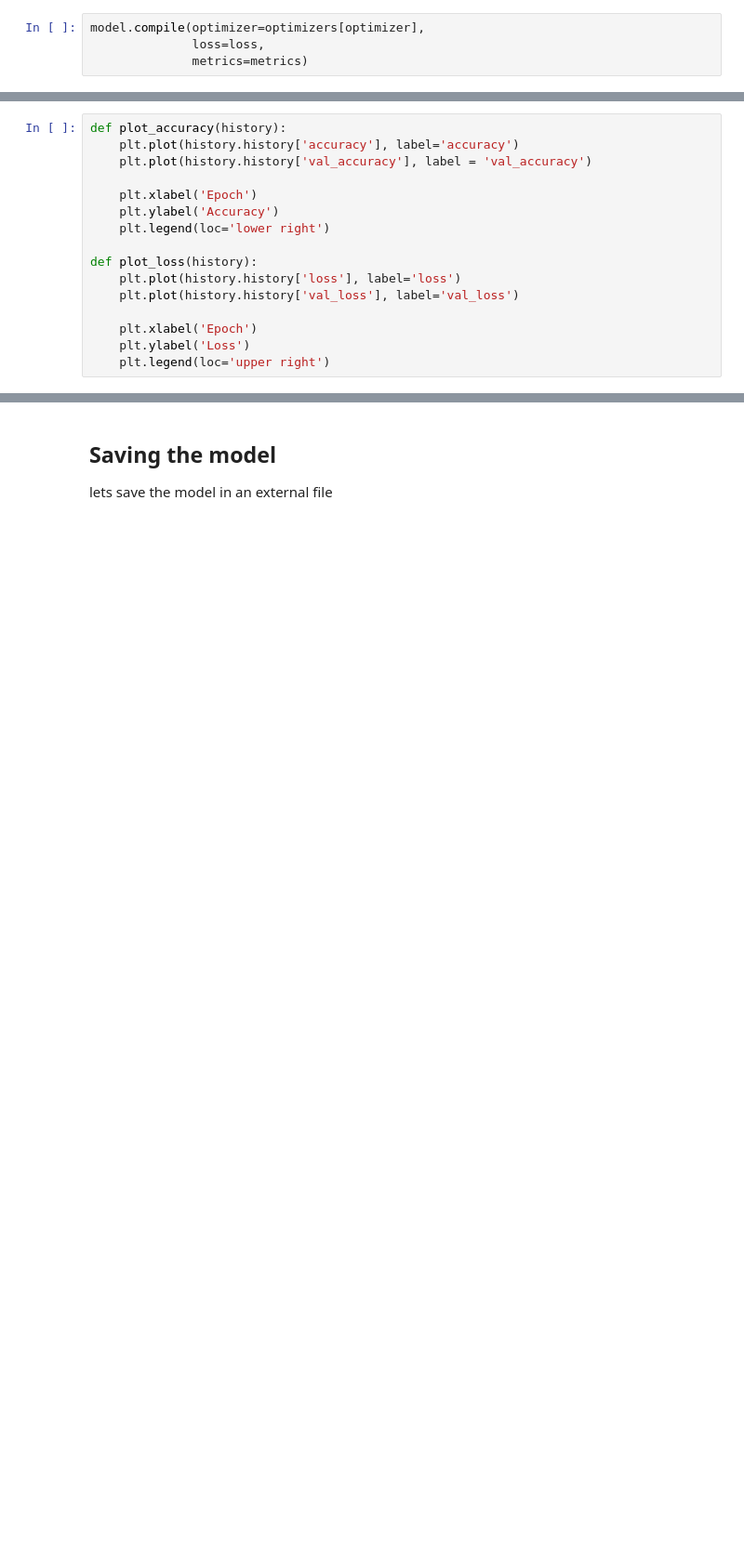
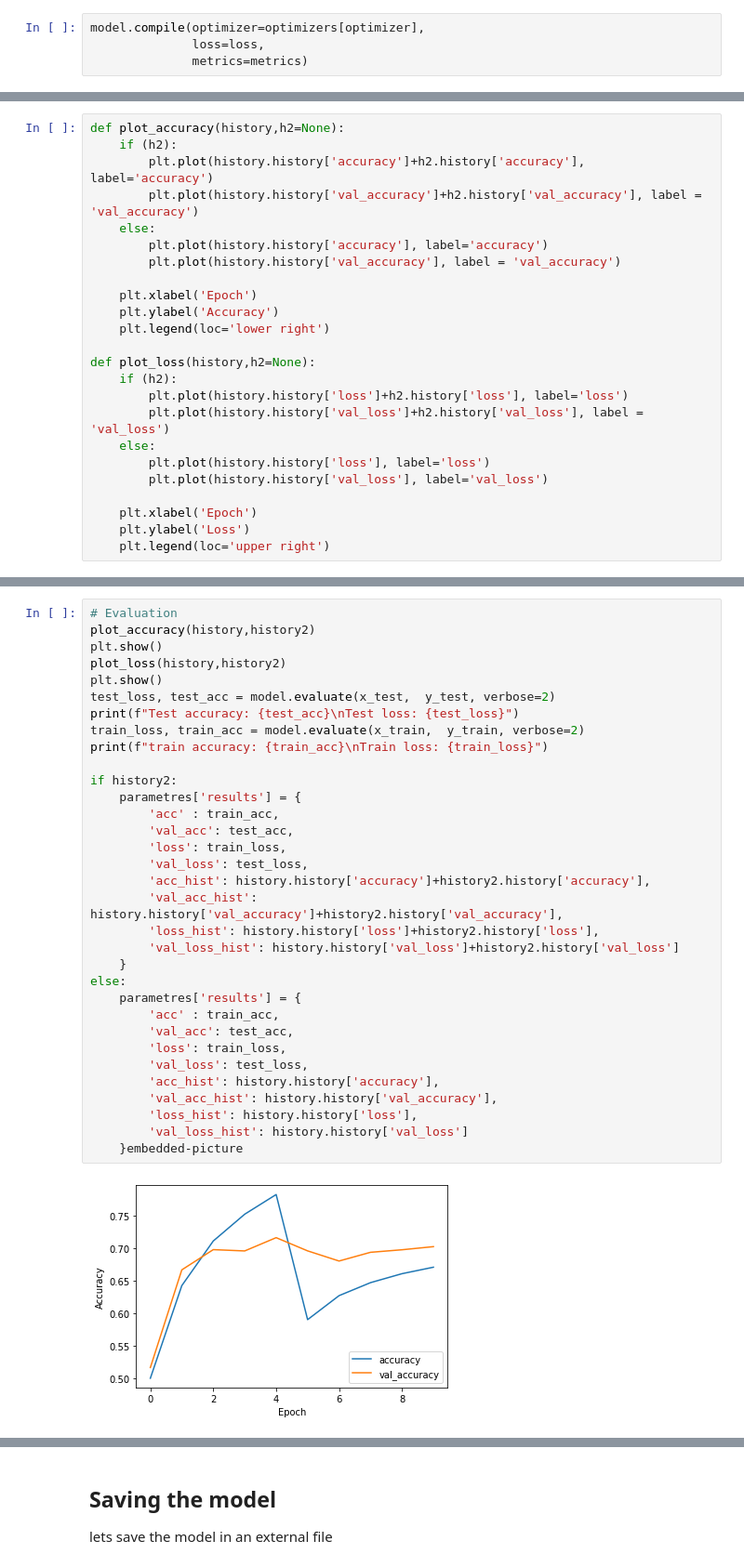
Before and after one commit to massykezzoul/another-ml-classifier, a Jupyter notebook: src/buildmodel.ipynb, the cells around one changed output, grey strips where cells are left out. Shown at 93% size. Cells and saved outputs as stored; diff of their text form; blank space fills up the shorter version.

```diff
--- a/src/buildmodel.ipynb
+++ b/src/buildmodel.ipynb
@@ -100,15 +155,23 @@ Epoch 20/20
 # %%
-def plot_accuracy(history):
-    plt.plot(history.history['accuracy'], label='accuracy')
-    plt.plot(history.history['val_accuracy'], label = 'val_accuracy')
+def plot_accuracy(history,h2=None):
+    if (h2):
+        plt.plot(history.history['accuracy']+h2.history['accuracy'], label='accuracy')
+        plt.plot(history.history['val_accuracy']+h2.history['val_accuracy'], label = 'val_accuracy')
+    else:
+        plt.plot(history.history['accuracy'], label='accuracy')
+        plt.plot(history.history['val_accuracy'], label = 'val_accuracy')
 
     plt.xlabel('Epoch')
     plt.ylabel('Accuracy')
     plt.legend(loc='lower right')
 
-def plot_loss(history):
-    plt.plot(history.history['loss'], label='loss')
-    plt.plot(history.history['val_loss'], label='val_loss')
+def plot_loss(history,h2=None):
+    if (h2):
+        plt.plot(history.history['loss']+h2.history['loss'], label='loss')
+        plt.plot(history.history['val_loss']+h2.history['val_loss'], label = 'val_loss')
+    else:
+        plt.plot(history.history['loss'], label='loss')
+        plt.plot(history.history['val_loss'], label='val_loss')
 
     plt.xlabel('Epoch')
     plt.ylabel('Loss')
@@ -130,0 +179,35 @@ Test loss: 0.042110029608011246
+# %%
+# Evaluation
+plot_accuracy(history,history2)
+plt.show()
+plot_loss(history,history2)
+plt.show()
+test_loss, test_acc = model.evaluate(x_test,  y_test, verbose=2)
+print(f"Test accuracy: {test_acc}\nTest loss: {test_loss}")
+train_loss, train_acc = model.evaluate(x_train,  y_train, verbose=2)
+print(f"train accuracy: {train_acc}\nTrain loss: {train_loss}")
+
+if history2:
+    parametres['results'] = {
+        'acc' : train_acc,
+        'val_acc': test_acc,
+        'loss': train_loss,
+        'val_loss': test_loss,
+        'acc_hist': history.history['accuracy']+history2.history['accuracy'],
+        'val_acc_hist': history.history['val_accuracy']+history2.history['val_accuracy'],
+        'loss_hist': history.history['loss']+history2.history['loss'],
+        'val_loss_hist': history.history['val_loss']+history2.history['val_loss']
+    }
+else:
+    parametres['results'] = {
+        'acc' : train_acc,
+        'val_acc': test_acc,
+        'loss': train_loss,
+        'val_loss': test_loss,
+        'acc_hist': history.history['accuracy'],
+        'val_acc_hist': history.history['val_accuracy'],
+        'loss_hist': history.history['loss'],
+        'val_loss_hist': history.history['val_loss']
+    }embedded-picture
+# %% [output]
+[figure, added]
```
Also changed, not shown: parts of 16 cells of this notebook, 8 other files.
